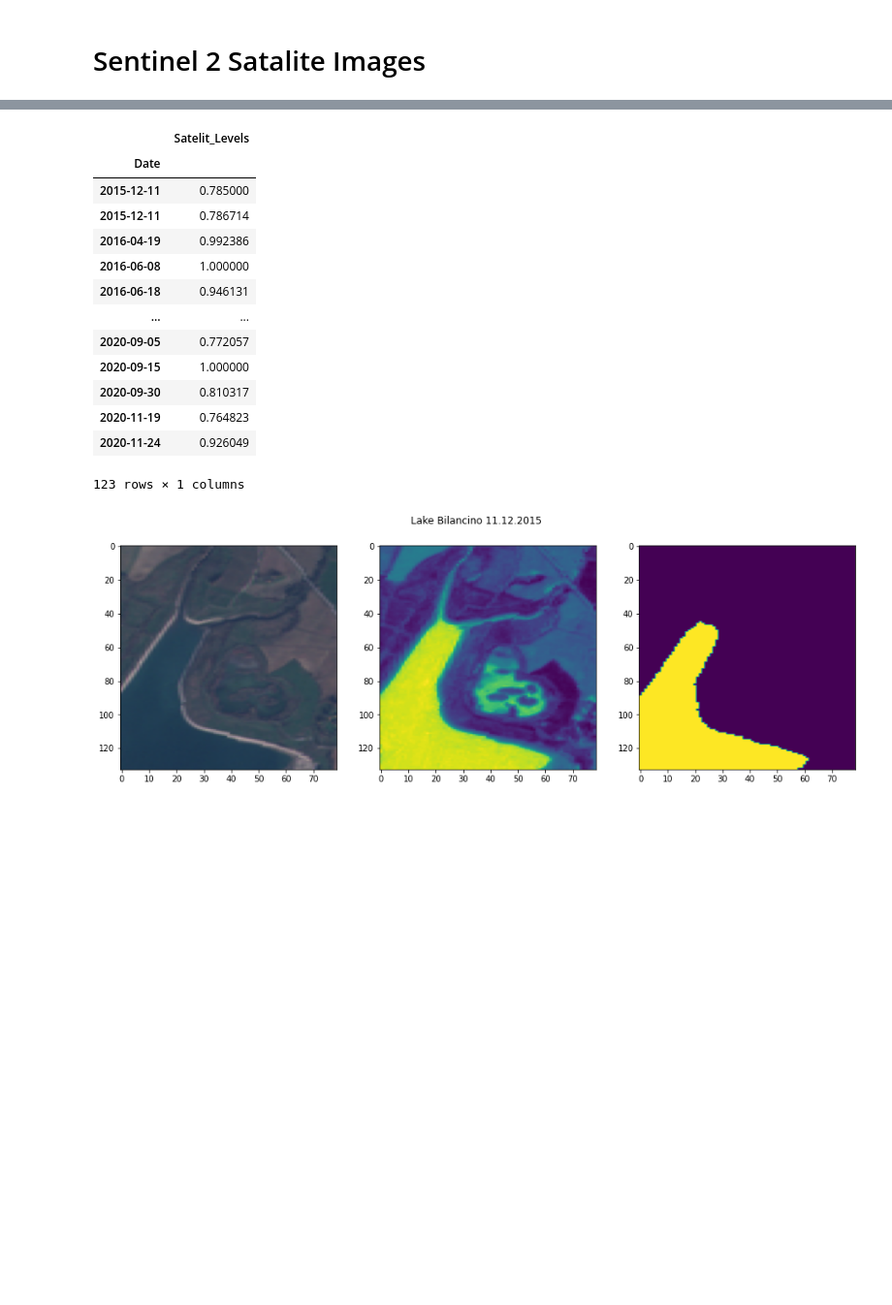
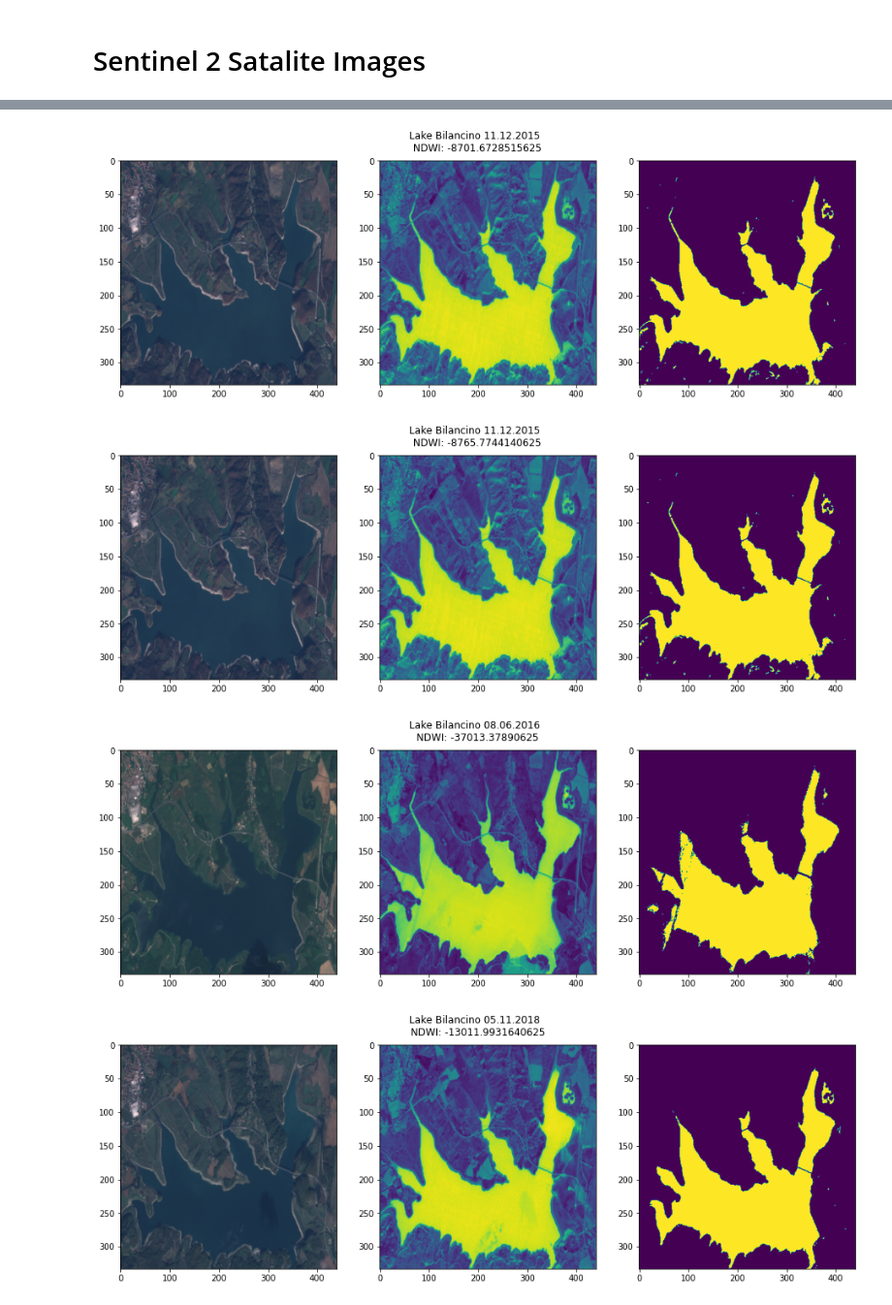
Before and after one commit to KlemenKozelj/master_thesis, a Jupyter notebook: 02_Lake_Bilancino.ipynb, the cells around one changed output, grey strips where cells are left out. Shown at 97% size. Cells and saved outputs as stored; diff of their text form; code cells hidden in the pictures; blank space fills up the shorter version.

Commit message:
Working on whole lake

```diff
--- a/02_Lake_Bilancino.ipynb
+++ b/02_Lake_Bilancino.ipynb
@@ -208,7 +208,11 @@ download_task = SentinelHubInputTask(data_collection=DataCollection.SENTINEL2_L1
     resolution=10,
     maxcc=0.5,
     bands=['B02', 'B03', 'B04', 'B08'],
-    additional_data=[(FeatureType.MASK, 'dataMask', 'IS_DATA'), (FeatureType.MASK, 'CLM')],
+    additional_data=[
+        (FeatureType.MASK, 'dataMask', 'IS_DATA'),
+        (FeatureType.MASK, 'CLM'),
+        (FeatureType.MASK, 'CLP'),
+    ],
     config=sh_config
 )
 
@@ -235,7 +239,7 @@ class AddValidDataCoverage(EOTask):
 
 add_coverage = AddValidDataCoverage()
 
-cloud_coverage_threshold = 0.1
+cloud_coverage_threshold = 0.05
 
 class ValidDataCoveragePredicate:
 
@@ -250,8 +254,12 @@ remove_cloudy_scenes = SimpleFilterTask((FeatureType.MASK, 'VALID_DATA'), ValidD
 lake_Bilanino_dir = './data/02_EO_Lake_Bilancino'
 
 time_interval = ('2015-10-01', '2021-01-01')
-geoPointBotLeft=(43.98894408314508, 11.277906113062647)
-geoPointTopRight=(44.00069629908406, 11.288217735621805)
+# Whole Lake
+# geoPointBotLeft=(43.97045396264973, 11.235303869212837)
+# geoPointTopRight=(43.99936511447475, 11.291311279872092)
+
+geoPointBotLeft=(43.97045396264973, 11.235303869212837)
+geoPointTopRight=(43.99936511447475, 11.291311279872092)
 roi_bbox = BBox(bbox=[geoPointBotLeft[1], geoPointBotLeft[0], geoPointTopRight[1], geoPointTopRight[0]], crs=CRS.WGS84)
 
 eopatch = EOPatch.load(lake_Bilanino_dir)
@@ -293,43 +301,41 @@ EOPatch(
 )
 # %%
-NDWI_threshhold = 0.4
-
-NDWI = np.copy(eopatch.data['NDWI'][...,0])
+NDWI = np.copy(eopatch.data['NDWI'][...,0]) # unpack 4h dimensions
+NDWI = NDWI.reshape(len(NDWI), -1) # 3D (picture, X, Y) => 2D (picture, X & Y values)
 
 def visualise_lake(image_i):
     fig, axarr = plt.subplots(1, 3, figsize=(16, 5))
 
-    fig.suptitle('Lake Bilancino ' + eopatch.timestamp[image_i].strftime("%d.%m.%Y"))
+    suptitle = 'Lake Bilancino {} \n NDWI: {}'.format(
+        eopatch.timestamp[image_i].strftime("%d.%m.%Y"),
+        eopatch.data['NDWI'][image_i][..., 0].sum()
+    )
+
+    fig.suptitle(suptitle)
 
     rgb=np.clip(eopatch.data['BANDS'][image_i][..., [2,1,0]] * 3, a_min=0, a_max=1)
     axarr[0].imshow(rgb, vmin=0, vmax=1, aspect='auto')
     axarr[1].imshow(eopatch.data['NDWI'][image_i][..., 0], aspect='auto')
-    axarr[2].imshow(eopatch.data['NDWI'][image_i][..., 0] > NDWI_threshhold, aspect='auto')
+    axarr[2].imshow(eopatch.data['NDWI'][image_i][..., 0] > 0.2, aspect='auto')
+
+water_level_percentage = 1 - NDWI.sum(axis=1)
+
+eo_result = pd.DataFrame({ 'Date': eopatch.timestamp, 'Satelit_Levels': water_level_percentage })
+
+# visualise_lake(eo_result['Satelit_Levels'].argmin())
+# visualise_lake(eo_result['Satelit_Levels'].argmax())
 
 visualise_lake(0)
+visualise_lake(1)
+visualise_lake(2)
+visualise_lake(50)
+visualise_lake(100)
 
-NDWI = NDWI.reshape(len(NDWI), -1) # 3D (picture, X, Y) => 2D (picture, X & Y values)
-NDWI = NDWI > NDWI_threshhold
-
-water_level_percentage = 1 - (NDWI.sum(axis=1) / NDWI.shape[1])
-
-eo_result = pd.DataFrame({ 'Date': eopatch.timestamp, 'Satelit_Levels': water_level_percentage })
 eo_result['Date'] = pd.to_datetime(eo_result['Date']).dt.date
 eo_result = eo_result.set_index('Date')
-eo_result
+# eo_result
 # %% [output]
-|  | Satelit_Levels |
-| Date |  |
-| 2015-12-11 | 0.785000 |
-| 2015-12-11 | 0.786714 |
-| 2016-04-19 | 0.992386 |
-| 2016-06-08 | 1.000000 |
-| 2016-06-18 | 0.946131 |
-| ... | ... |
-| 2020-09-05 | 0.772057 |
-| 2020-09-15 | 1.000000 |
-| 2020-09-30 | 0.810317 |
-| 2020-11-19 | 0.764823 |
-| 2020-11-24 | 0.926049 |
-123 rows × 1 columns
-[figure, old version]
+[figure, new version]
+[figure, added]
+[figure, added]
+[figure, added]
```
Also changed, not shown: parts of 4 cells of this notebook.
